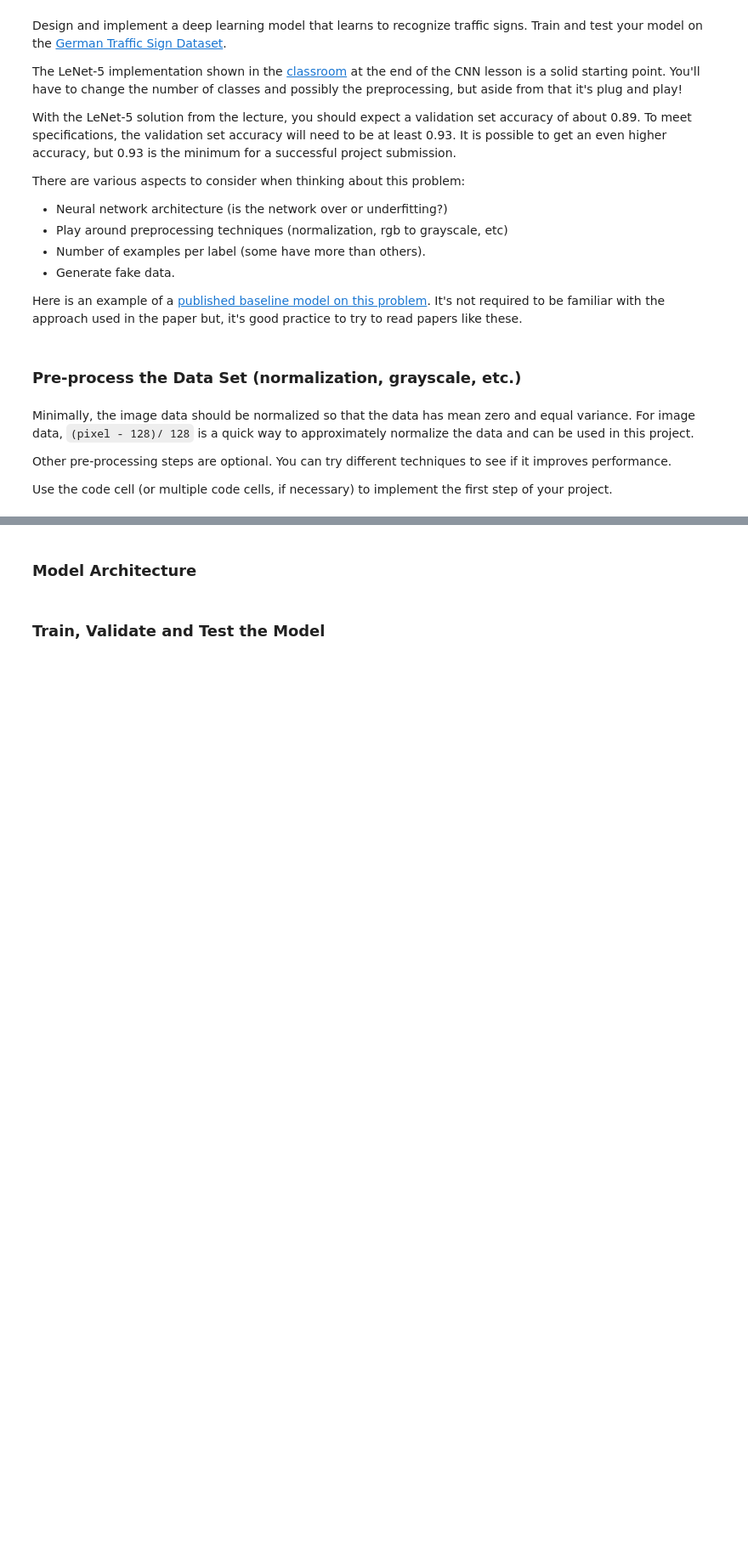
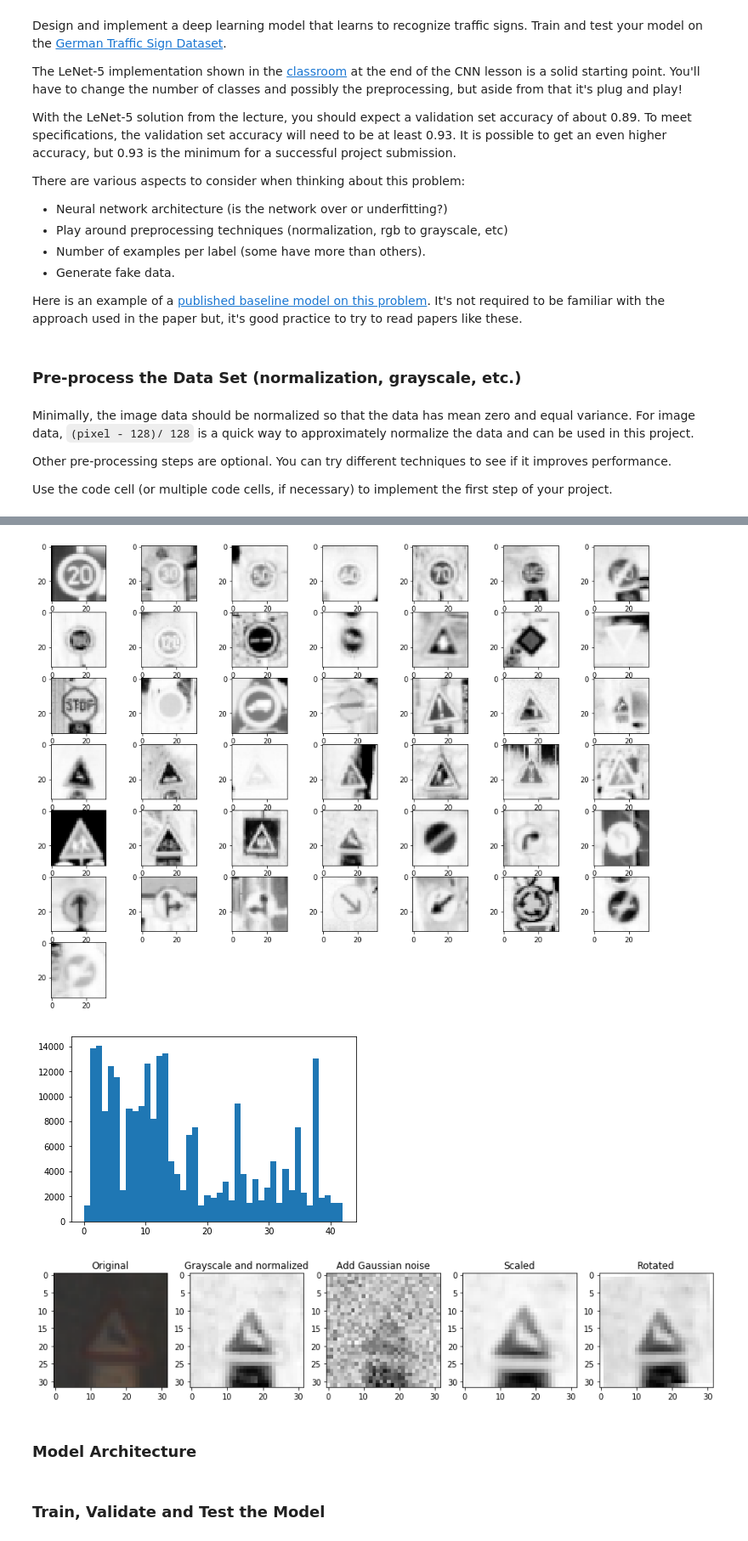
Before and after one commit to lei-zhang-code/CarND-Traffic-Sign-Classifier-Project, a Jupyter notebook: Traffic_Sign_Classifier.ipynb, the cells around one changed output, grey strips where cells are left out. Shown at 85% size. Drawn from its saved outputs; the diff is of its cells as text; code cells hidden in the pictures; blank space fills up the shorter version.

```diff
--- a/Traffic_Sign_Classifier.ipynb
+++ b/Traffic_Sign_Classifier.ipynb
@@ -344,3 +298,44 @@ Add small rotation
+# %%
+fig = plt.figure(figsize=(16, 12))
+n_cols = 7
+n_rows = int(math.ceil(n_classes / n_cols))
+for i in range(n_classes):
+    ax = fig.add_subplot(n_rows, n_cols, i + 1)
+    mat = np.squeeze(X_train[list(y_train).index(i)])
+    ax.imshow((mat + 1.0) / 2.0, cmap='Greys')
+fig.savefig('normalized_images.png')
+
+fig = plt.figure()
+plt.hist(y_train, bins=n_classes)
+
+fig = plt.figure(figsize=(15, 3))
+idx = 31
+base_idx = list(y_train).index(idx)
+image_rgb = np.squeeze(X_train_0[base_idx])
+image_norm = np.squeeze(X_train[base_idx])
+image_noise = np.squeeze(X_train[base_idx + n_train])
+image_scale = np.squeeze(X_train[base_idx + 3 * n_train])
+image_rotate = np.squeeze(X_train[base_idx + 5 * n_train])
+ax = fig.add_subplot(151)
+ax.imshow(image_rgb)
+ax.set_title('Original')
+ax = fig.add_subplot(152)
+ax.imshow(image_norm, cmap='Greys')
+ax.set_title('Grayscale and normalized')
+ax = fig.add_subplot(153)
+ax.imshow(image_noise, cmap='Greys')
+ax.set_title('Add Gaussian noise')
+ax = fig.add_subplot(154)
+ax.imshow(image_scale, cmap='Greys')
+ax.set_title('Scaled')
+ax = fig.add_subplot(155)
+ax.imshow(image_rotate, cmap='Greys')
+ax.set_title('Rotated')
+fig.savefig('data_augmentation.png')
+# %% [output]
+[figure, added]
+[figure, added]
+[figure, added]
 # %% [markdown]
 ### Model Architecture
 # %%
```
Also changed, not shown: parts of 6 cells of this notebook, 8 other files.
